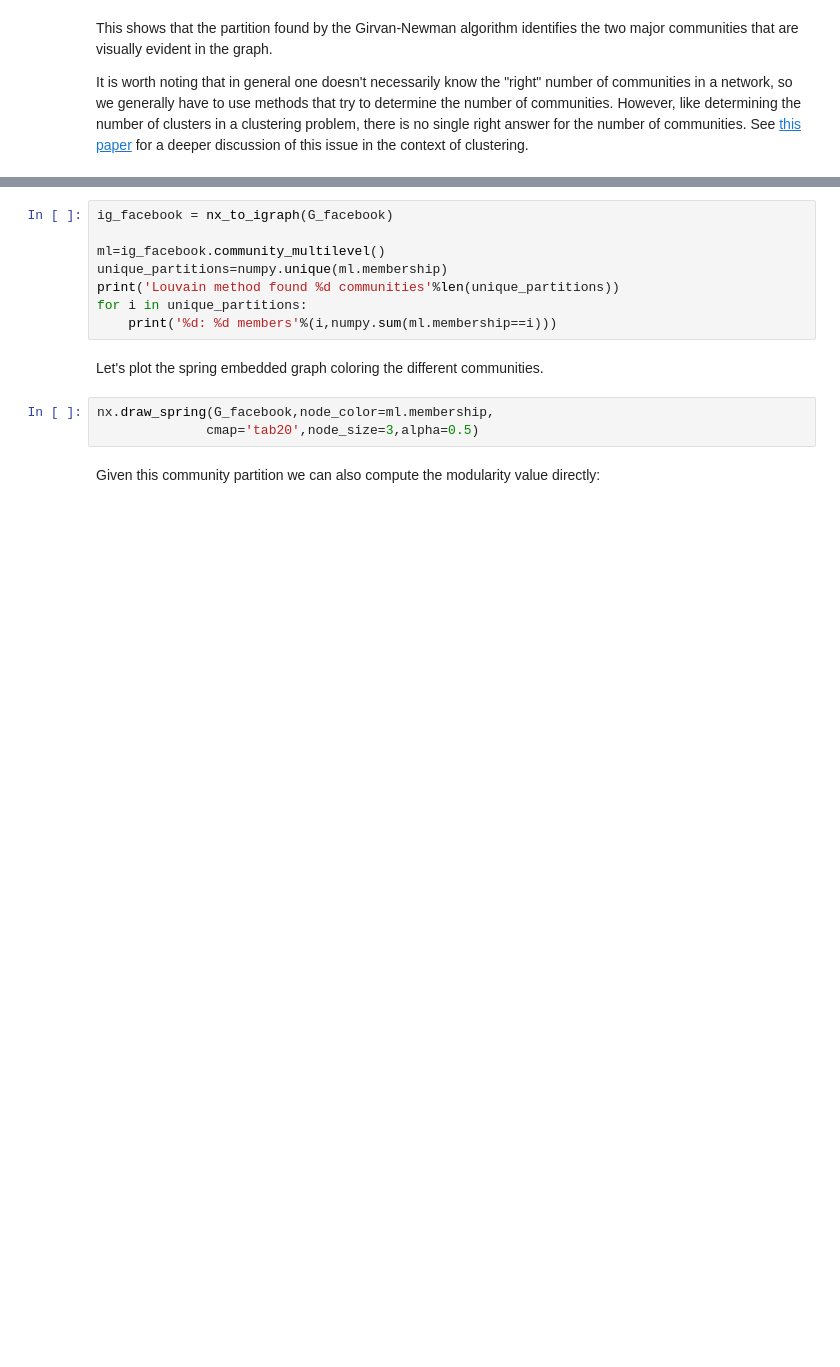
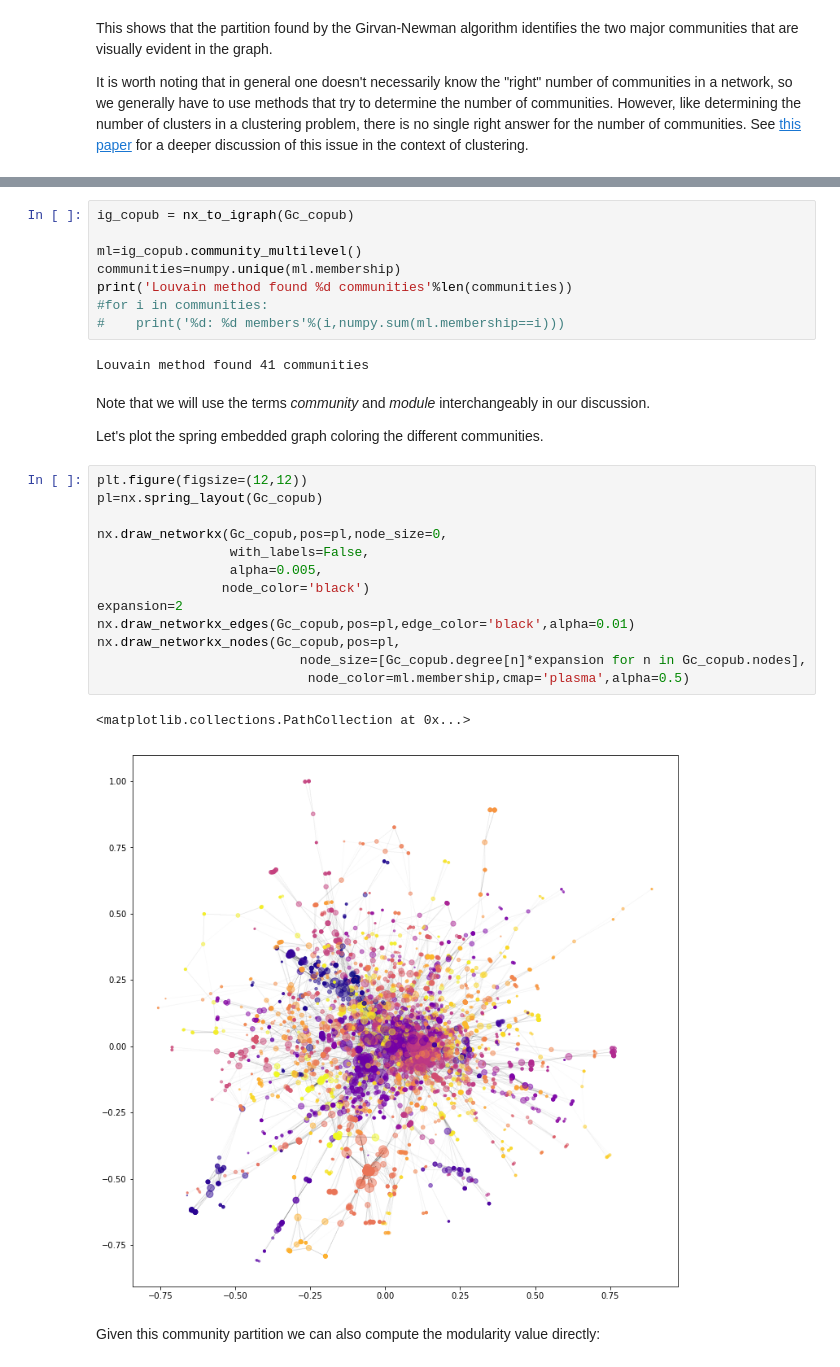
Before and after one commit to BrainNetworksCourse/brain-networks-course, a Jupyter notebook: Week3-NetworkModeling/Week3-NetworkStructure.ipynb, the cells around one changed output, grey strips where cells are left out. Cells and saved outputs as stored; diff of their text form; blank space fills up the shorter version.

```diff
--- a/Week3-NetworkModeling/Week3-NetworkStructure.ipynb
+++ b/Week3-NetworkModeling/Week3-NetworkStructure.ipynb
@@ -204,16 +222,33 @@ A general strategy for community detection is to find the partition that maximiz
 # %%
-ig_facebook = nx_to_igraph(G_facebook)
+ig_copub = nx_to_igraph(Gc_copub)
 
-ml=ig_facebook.community_multilevel()
-unique_partitions=numpy.unique(ml.membership)
-print('Louvain method found %d communities'%len(unique_partitions))
-for i in unique_partitions:
-    print('%d: %d members'%(i,numpy.sum(ml.membership==i)))
+ml=ig_copub.community_multilevel()
+communities=numpy.unique(ml.membership)
+print('Louvain method found %d communities'%len(communities))
+#for i in communities:
+#    print('%d: %d members'%(i,numpy.sum(ml.membership==i)))
+# %% [output]
+Louvain method found 41 communities
 # %% [markdown]
+Note that we will use the terms *community* and *module* interchangeably in our discussion.
+
 Let's plot the spring embedded graph coloring the different communities.
-# %%
-nx.draw_spring(G_facebook,node_color=ml.membership,
-              cmap='tab20',node_size=3,alpha=0.5)
+# %%
+plt.figure(figsize=(12,12))
+pl=nx.spring_layout(Gc_copub)
+
+nx.draw_networkx(Gc_copub,pos=pl,node_size=0,
+                 with_labels=False,
+                 alpha=0.005,
+                node_color='black')
+expansion=2
+nx.draw_networkx_edges(Gc_copub,pos=pl,edge_color='black',alpha=0.01)
+nx.draw_networkx_nodes(Gc_copub,pos=pl,
+                          node_size=[Gc_copub.degree[n]*expansion for n in Gc_copub.nodes],
+                           node_color=ml.membership,cmap='plasma',alpha=0.5)
+# %% [output]
+<matplotlib.collections.PathCollection at 0x...>
+[figure, added]
 # %% [markdown]
 Given this community partition we can also compute the modularity value directly:
 # %%
```
Also changed, not shown: parts of 47 cells of this notebook.
